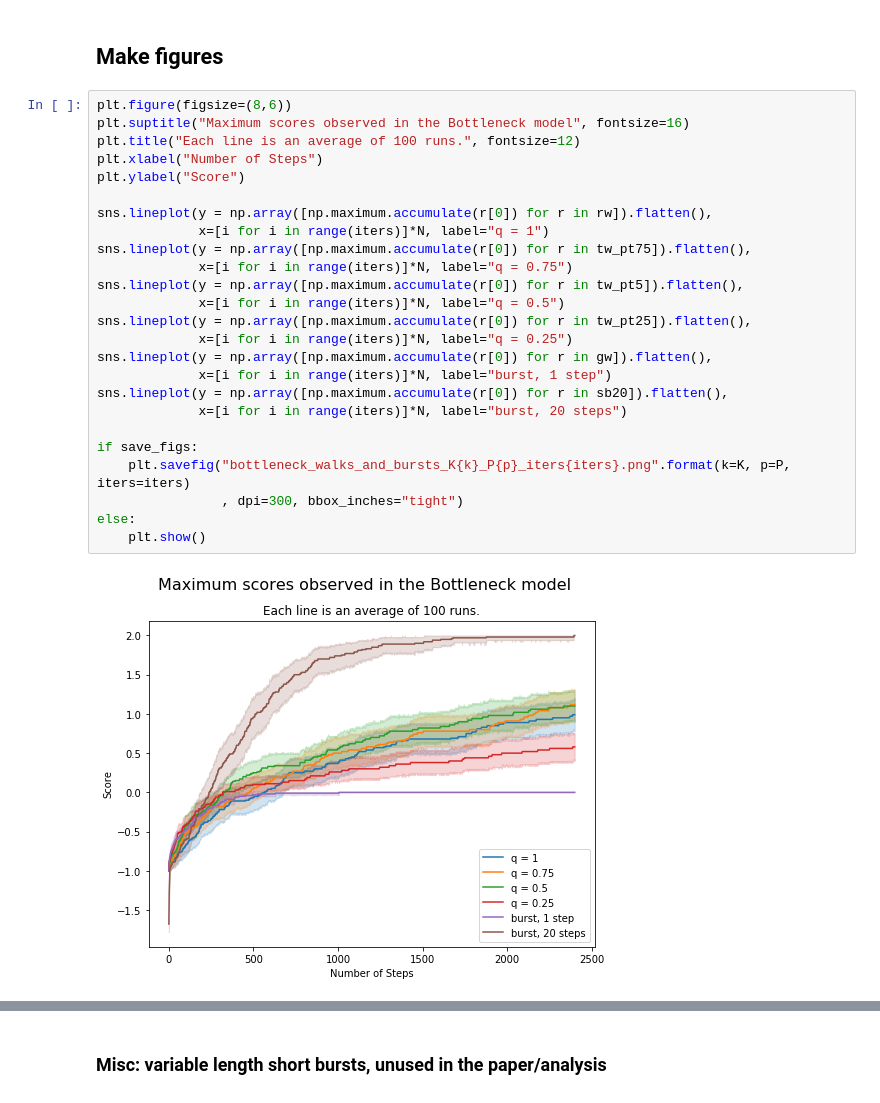
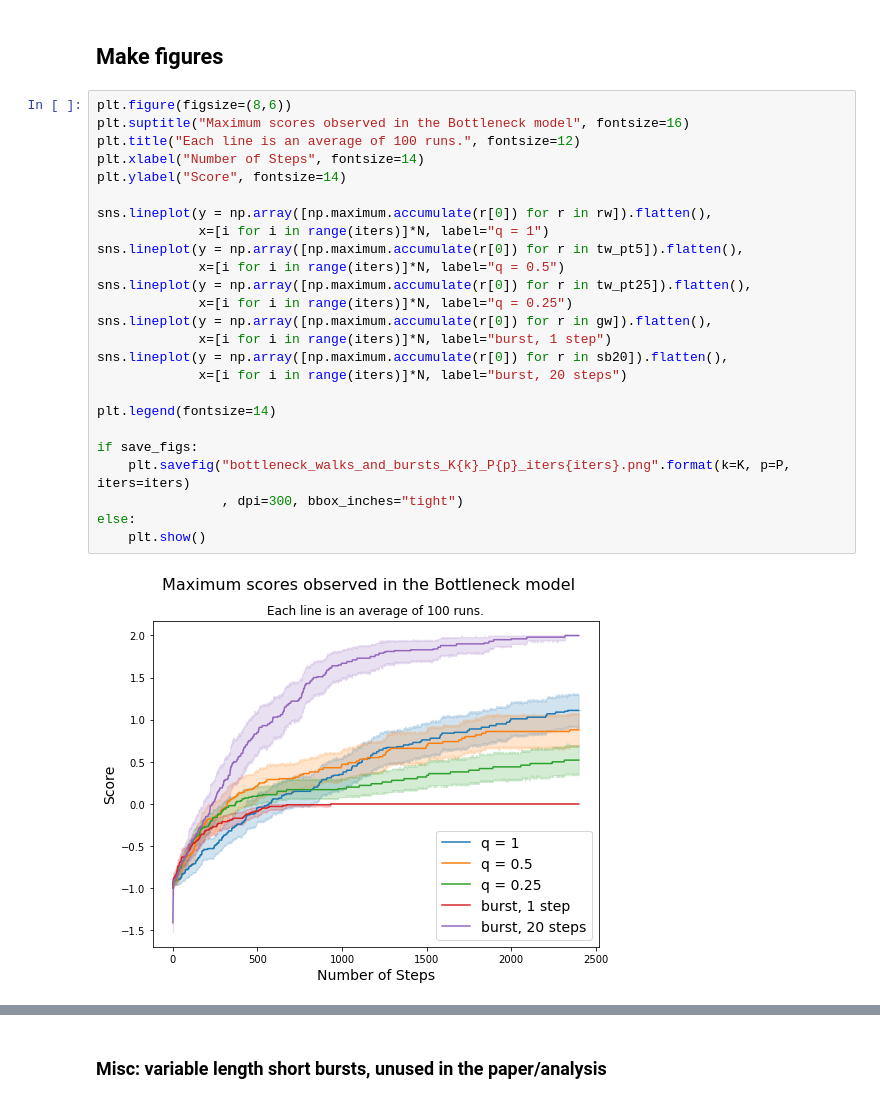
Before and after one commit to vrdi/shortbursts-gingles, a Jupyter notebook: toy_models/bottleneck.ipynb, the cells around one changed output, grey strips where cells are left out. Drawn from its saved outputs; the diff is of its cells as text.

Commit message:
made fontsizes bigger in figures

```diff
--- a/toy_models/bottleneck.ipynb
+++ b/toy_models/bottleneck.ipynb
@@ -283,30 +283,30 @@ Doing short bursts runs...
 # %%
 plt.figure(figsize=(8,6))
 plt.suptitle("Maximum scores observed in the Bottleneck model", fontsize=16)
 plt.title("Each line is an average of 100 runs.", fontsize=12)
-plt.xlabel("Number of Steps")
-plt.ylabel("Score")
+plt.xlabel("Number of Steps", fontsize=14)
+plt.ylabel("Score", fontsize=14)
 
 sns.lineplot(y = np.array([np.maximum.accumulate(r[0]) for r in rw]).flatten(),
              x=[i for i in range(iters)]*N, label="q = 1")
-sns.lineplot(y = np.array([np.maximum.accumulate(r[0]) for r in tw_pt75]).flatten(),
-             x=[i for i in range(iters)]*N, label="q = 0.75")
 sns.lineplot(y = np.array([np.maximum.accumulate(r[0]) for r in tw_pt5]).flatten(),
              x=[i for i in range(iters)]*N, label="q = 0.5")
 sns.lineplot(y = np.array([np.maximum.accumulate(r[0]) for r in tw_pt25]).flatten(),
              x=[i for i in range(iters)]*N, label="q = 0.25")
 sns.lineplot(y = np.array([np.maximum.accumulate(r[0]) for r in gw]).flatten(),
              x=[i for i in range(iters)]*N, label="burst, 1 step")
 sns.lineplot(y = np.array([np.maximum.accumulate(r[0]) for r in sb20]).flatten(),
              x=[i for i in range(iters)]*N, label="burst, 20 steps")
 
+plt.legend(fontsize=14)
+
 if save_figs:
     plt.savefig("bottleneck_walks_and_bursts_K{k}_P{p}_iters{iters}.png".format(k=K, p=P, iters=iters)
                 , dpi=300, bbox_inches="tight")
 else:
     plt.show()
 # %% [output]
-[figure, old version]
+[figure, new version]
 # %%
 plt.figure(figsize=(8,6))
 plt.suptitle("Short Bursts of different lengths", fontsize=16)
```
Also changed, not shown: parts of 3 cells of this notebook, 2 other files.
